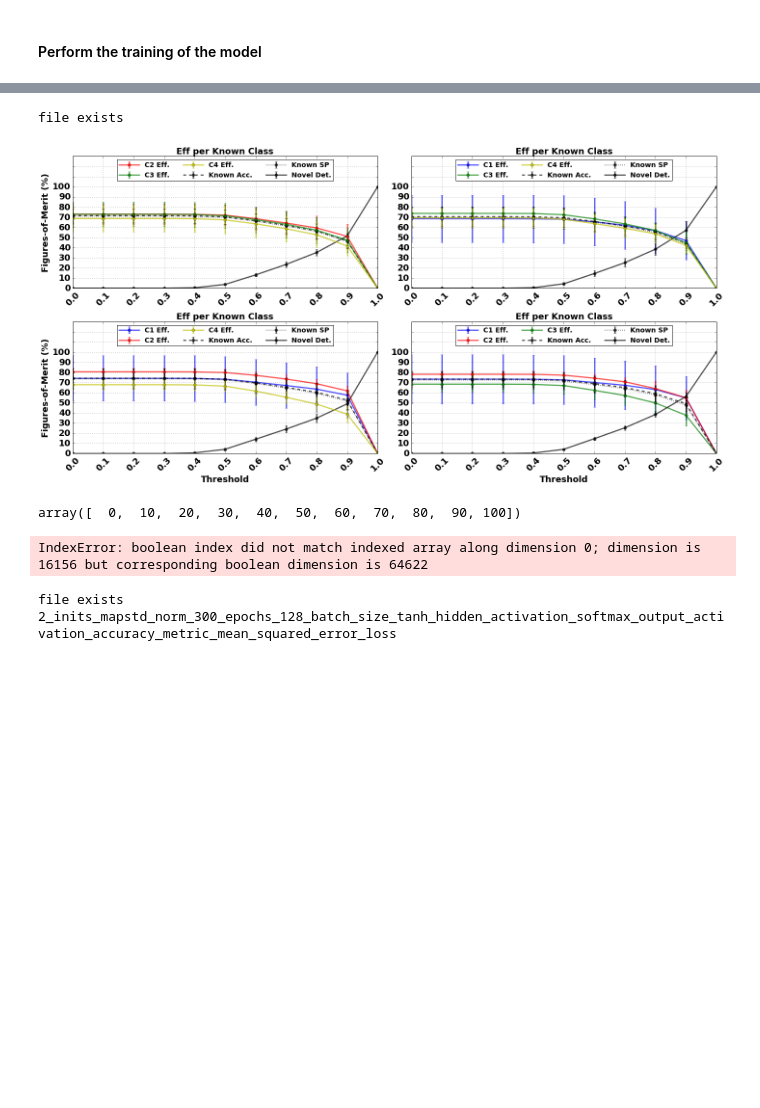
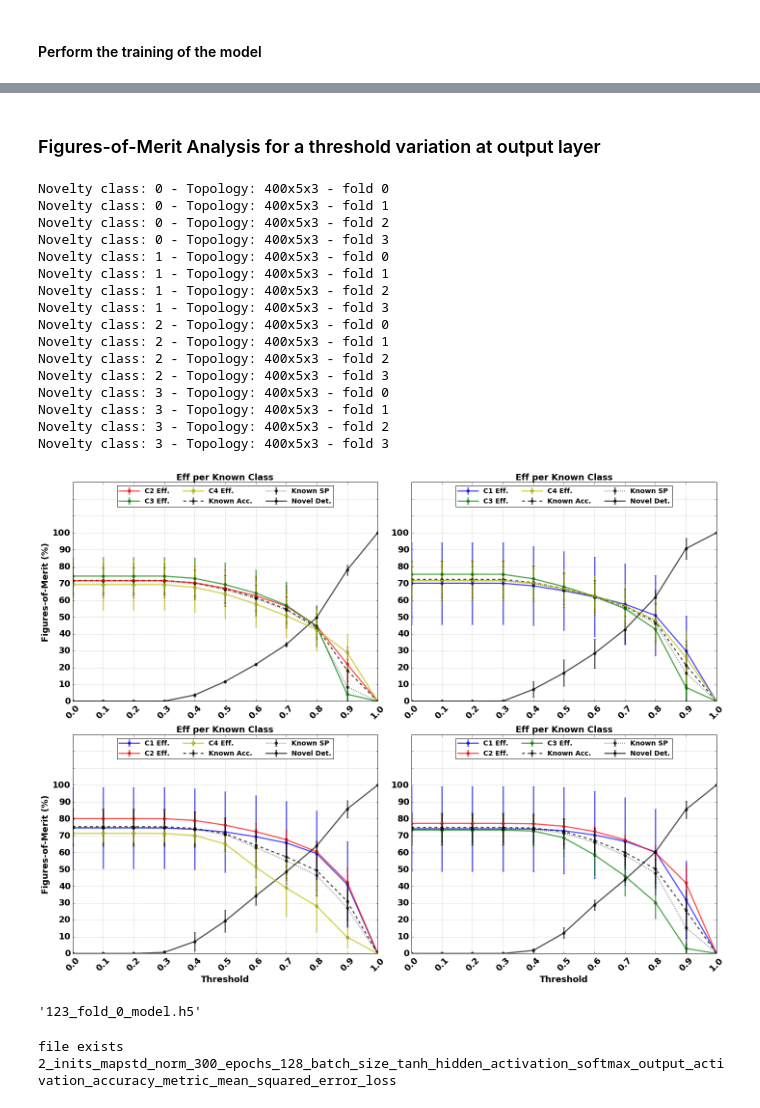
Before and after one commit to natmourajr/SonarAnalysis, a Jupyter notebook: Packages/NoveltyDetection/NeuralNetwork/NeuralNetwork_Novelty_Detection_Analysis.ipynb, the cells around one changed output, grey strips where cells are left out. Cells and saved outputs as stored; diff of their text form; code cells hidden in the pictures; blank space fills up the shorter version.

```diff
--- a/Packages/NoveltyDetection/NeuralNetwork/NeuralNetwork_Novelty_Detection_Analysis.ipynb
+++ b/Packages/NoveltyDetection/NeuralNetwork/NeuralNetwork_Novelty_Detection_Analysis.ipynb
@@ -62,9 +62,9 @@ training_params = {
         "metrics": ["accuracy"],
         "loss": "mean_squared_error",
         "dropout": False,
-        "dropout_parameter": 0,
+        "dropout_parameter": 0.0,
         "regularization": None,
-        "regularization_parameter": 0
+        "regularization_parameter": 0.0
     },
     "callbacks": {
         "EarlyStopping": {
@@ -74,7 +74,7 @@ training_params = {
     }
 }
 analysis = NNNoveltyDetectionAnalysis(parameters=training_params, model_hash="", load_hash=False, load_data=True, verbose=True)
-all_data, all_trgt, trgt_sparse = analysis.getData()
+all_data, all_trgt, all_trgt_sparse = analysis.getData()
 
 trn_data = analysis.trn_data
 trn_trgt = analysis.trn_trgt
@@ -105,7 +104,7 @@ for inovelty in range(len(analysis.class_labels)):
     analysis.train(layer=1,
                    inovelty=inovelty,
                    trainingType="neuronSweep", #foldSweep, neuronSweep, normal
-                   hidden_neurons=[100],
+                   hidden_neurons=[50],
                    neurons_variation_step=5,
                    numThreads=10,
                    model_hash=analysis.model_hash)
@@ -122,9 +121,9 @@ for inovelty in range(len(analysis.class_labels)):
 
     subject = '[Projeto Sonar] - Treinamento de modelo concluído'
     message = "Technique: Neural Network\n"
-    message = message + "Training Type: Neurons Sweep\n\n"
-    message = message + "The training of the model for novelty class"\
-    "{0} took {1} to be performed\n".format(analysis.class_labels[inovelty], duration)
+    message = message + "Training Type: Neurons Sweep\n"
+    message = message + "Novelty Class: {}".format(analysis.class_labels[inovelty])
+    message = message + "Duration {}\n".format(duration)
     attachments = []
     server = EmailConnection(mail_server, email, password)
     email = Email(from_='"%s" <%s>' % (name, email), #you can pass only email
@@ -142,3 +301,5 @@ python neuralnetwork_train.py --layer 1 --novelty 1 --threads 10 --type neuronSw
+# %% [markdown]
+### Figures-of-Merit Analysis for a threshold variation at output layer
 # %%
 # Thresolds variation x Figures of Merit
 %matplotlib inline
@@ -154,7 +315,7 @@ import matplotlib.pyplot as plt
 layer = 1
 
 # Choose neurons topology
-hidden_neurons = [6]
+hidden_neurons = [5]
 
 analysis_name = 'figures_of_merit_%i_layer_keras_class_weights'%(layer)
 analysis_file = os.path.join(analysis.getBaseResultsPath(), "AnalysisFiles", analysis_name + ".jbl")
@@ -170,7 +331,7 @@ plt.rcParams['legend.handlelength'] = 3
 plt.rcParams['legend.borderpad'] = 0.3
 plt.rcParams['legend.fontsize'] = 14
 m_colors = ['b', 'r', 'g', 'y']
-figsize = (20,10)
+figsize = (20,15)
 
 
 if not os.path.exists(analysis_file):
@@ -188,7 +349,7 @@ if not os.path.exists(analysis_file):
             train_id, test_id = analysis.CVO[inovelty][ifold]
 
             print 'Novelty class: %01.0f - Topology: %s - fold %i'%(novelty_class,
-                                                                    model.get_neurons_str(data=trn_data[inovelty], hidden_neurons=[6])+'x'+str(trn_trgt_sparse[inovelty].shape[1]),
+                                                                    models[inovelty].get_neurons_str(data=trn_data[inovelty], hidden_neurons=hidden_neurons)+'x'+str(trn_trgt_sparse[inovelty].shape[1]),
                                                                     ifold)
             classifier = models[inovelty].get_model(data=analysis.trn_data[inovelty], trgt=analysis.trn_trgt[inovelty],
                                                     hidden_neurons=hidden_neurons, layer=layer, ifold=ifold)
@@ -261,68 +422,54 @@ for inovelty, novelty_class in enumerate(np.unique(all_trgt)):
             ax.errorbar(thr_mat,np.mean(class_eff_mat[:,int(novelty_class),int(m_class),:],axis=0),
                         np.std(class_eff_mat[:,int(novelty_class),int(m_class),:],axis=0),fmt='o-',
                         color=m_colors[int(m_class)],alpha=0.7,linewidth=2.5,
                        label='C%i Eff.'%(int(m_class)+1))
     ax.set_xticks(thr_mat)
     ax.set_xticklabels(thr_mat,rotation=45, fontsize=18)
     ax.set_title('Eff per Known Class',fontsize=18,weight='bold')
     ax.set_xlim([np.min(thr_mat), np.max(thr_mat)])
 
     ax.set_ylim([0.0, 1.3])
     y_ticks = np.arange(0.0,1.3,0.1)
     ax.set_yticks(y_ticks)
     y_tick_labels = 100*y_ticks[y_ticks<=1.0]
     y_tick_labels = y_tick_labels.astype(int)
     ax.set_yticklabels(y_tick_labels,fontsize=18)
 
     ax.grid()
 
     if inovelty > 1:
         ax.set_xlabel('Threshold',fontsize=18,weight='bold')
     if inovelty == 0 or inovelty == 2:
         ax.set_ylabel('Figures-of-Merit (%)',fontsize=18,weight='bold')
 
     handles, labels = ax.get_legend_handles_labels()
     # sort both labels and handles by labels
     labels, handles = zip(*sorted(zip(labels, handles), key=lambda t: t[0]))
     ax.legend(handles, labels, ncol=3, loc='upper center')
 
     plt.tight_layout()
-#     rect = [0.1, 0.1, 0.5, 0.4]
-#     ax1 = FunctionsDataVisualization.add_subplot_axes(ax,rect)
-#     a = thr_mat>=0.4
-#     b = thr_mat<=0.7
-#     selected_thr = a & b
-#     for iclass, m_class in enumerate(np.unique(all_trgt)):
-#         if novelty_class == m_class:
-#             #a = 0
-#             ax1.errorbar(thr_mat[selected_thr],np.mean(novelty_eff_mat[:,int(novelty_class),selected_thr],axis=0),
-#                         np.std(novelty_eff_mat[:,int(novelty_class),selected_thr],axis=0),fmt='o-',
-#                         color='k',alpha=0.7,linewidth=2.5,
-#                         label='Novel Det.')
-#         else:
-#             ax1.errorbar(thr_mat[selected_thr],np.mean(class_eff_mat[:,int(novelty_class),int(m_class),selected_thr],axis=0),
-#                         np.std(class_eff_mat[:,int(novelty_class),int(m_class),selected_thr],axis=0),fmt='o-',
-#                         color=m_colors[int(m_class)],alpha=0.7,linewidth=2.5,
-#                        label='C%i Eff.'%(int(m_class)+1))
-#     ax1.set_xticks(thr_mat[selected_thr])
-#     ax1.set_xticklabels(thr_mat[selected_thr],rotation=45, fontsize=12)
-
-#     ax1.set_yticklabels(100.*ax1.get_yticks(), fontsize=12)
-
-#     ax1.grid()
-    #Save the figure
 # %% [output]
-file exists
+Novelty class: 0 - Topology: 400x5x3 - fold 0
+Novelty class: 0 - Topology: 400x5x3 - fold 1
+Novelty class: 0 - Topology: 400x5x3 - fold 2
+Novelty class: 0 - Topology: 400x5x3 - fold 3
+Novelty class: 1 - Topology: 400x5x3 - fold 0
+Novelty class: 1 - Topology: 400x5x3 - fold 1
+Novelty class: 1 - Topology: 400x5x3 - fold 2
+Novelty class: 1 - Topology: 400x5x3 - fold 3
+Novelty class: 2 - Topology: 400x5x3 - fold 0
+Novelty class: 2 - Topology: 400x5x3 - fold 1
+Novelty class: 2 - Topology: 400x5x3 - fold 2
+Novelty class: 2 - Topology: 400x5x3 - fold 3
+Novelty class: 3 - Topology: 400x5x3 - fold 0
+Novelty class: 3 - Topology: 400x5x3 - fold 1
+Novelty class: 3 - Topology: 400x5x3 - fold 2
+Novelty class: 3 - Topology: 400x5x3 - fold 3
-[figure, old version]
+[figure, new version]
-# %%
-ticks = y_ticks[y_ticks<=1.0]*100
-ticks.astype(int)
-# %% [output]
-array([  0,  10,  20,  30,  40,  50,  60,  70,  80,  90, 100])
-# %%
-output_of_class_events = output[trn_trgt[inovelty]==iclass-(iclass>inovelty),:]
-# %% [output]
-IndexError: boolean index did not match indexed array along dimension 0; dimension is 16156 but corresponding boolean dimension is 64622
+# %%
+'{}_fold_{:d}_model.h5'.format(123, 0)
+# %% [output]
+'123_fold_0_model.h5'
 # %%
 # analysis example - novelty detection for neural network
 # thr. sweep
```
Also changed, not shown: parts of 4 cells of this notebook, 7 other files.
